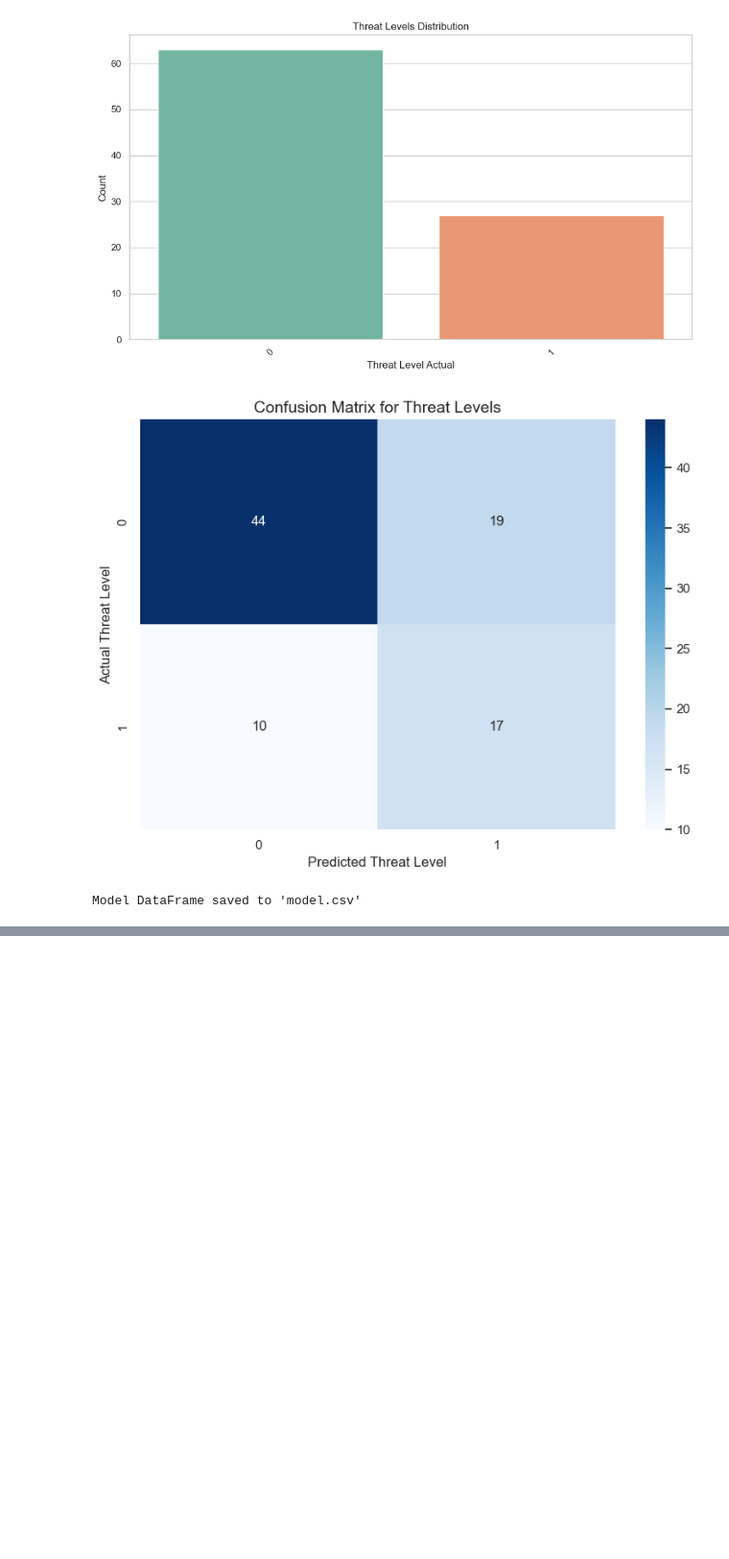
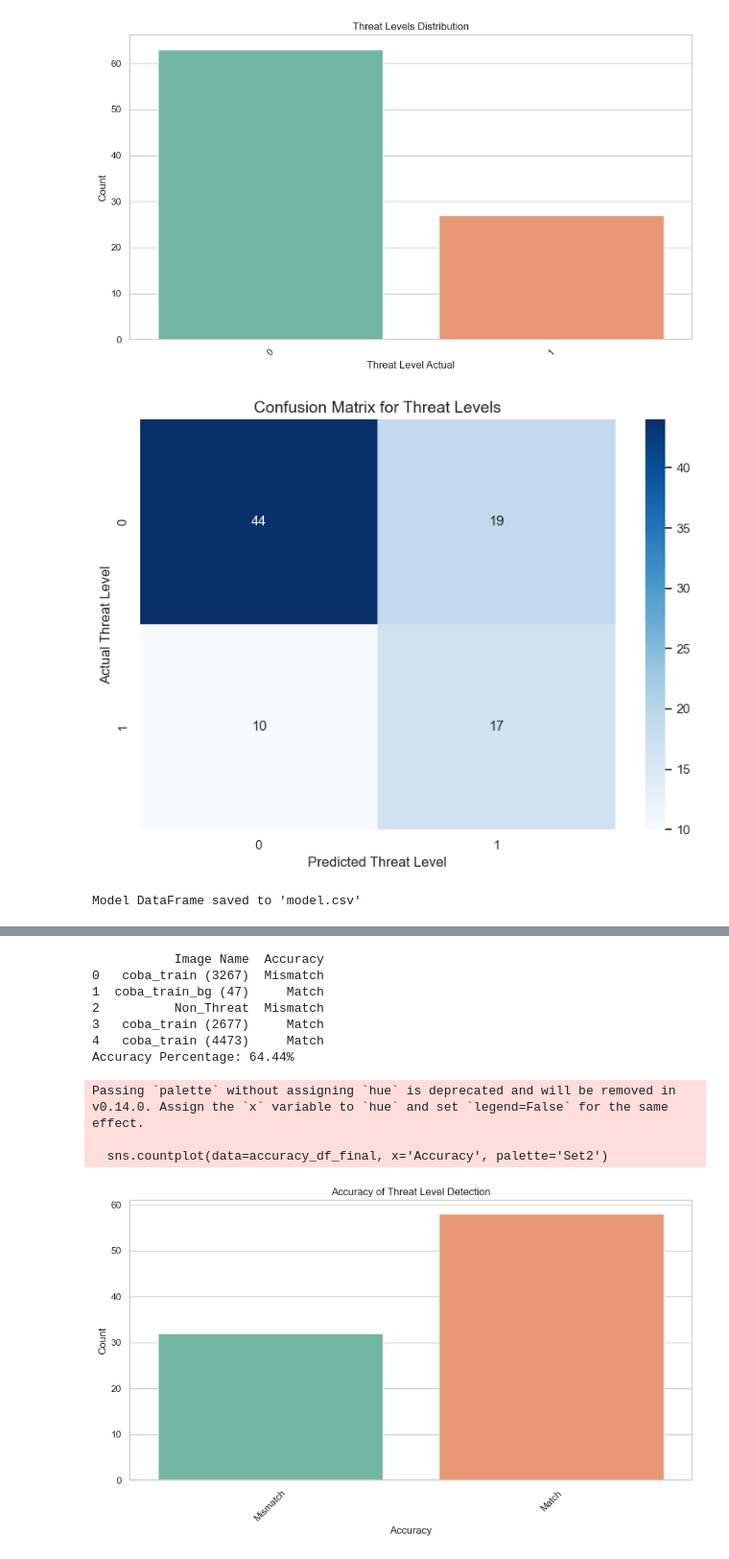
Before and after one commit to ArmouredstrikeCRK/Threat_Analyzer_Autogen_Multiagent, a Jupyter notebook: Experiments_notebook.ipynb, the cells around one changed output, grey strips where cells are left out. Shown at 96% size. Saved outputs shown, nothing was run; the diff lists cells and outputs as text; code cells hidden in the pictures; blank space fills up the shorter version.

```diff
--- a/Experiments_notebook.ipynb
+++ b/Experiments_notebook.ipynb
@@ -488,0 +513,12 @@ Model DataFrame saved to 'model.csv'
+# %%
+df_temp = non_agent_df.copy()
+# Drop the file extension from the image names
+df_temp['Image Name'] = df_temp['Image Name'].str.replace('.jpg', '', regex=False)
+#Lets drop the unwanted columns
+print(df_temp.columns)
+df_temp.drop(columns=['Description', 'Objects', 'Reasoning'], inplace=True)
+print(df_temp.head())
+# Now lets drop the unwanted text from column threat class
+df_temp['Threat Class'] = df_temp['Threat Class'].str.extract(r'(\d+)').astype(int)
+print(df_temp.head())
+print(df_temp.__len__)
@@ -488,0 +543,7 @@ Model DataFrame saved to 'model.csv'
+# %%
+#Now lets compare the two data frames
+# Merge the two DataFrames on the 'Image Name' column
+merged_df_final = pd.merge(df_temp, df2, on='Image Name', how='inner')
+# Display the merged DataFrame
+print(merged_df_final.head())
+print(merged_df_final.__len__)
@@ -488,0 +571,44 @@ Model DataFrame saved to 'model.csv'
+# %%
+# Now lets check the acuracy of the model by comparing the threat levels
+# Initialize a list to store the accuracy results
+accuracy_results_final = []
+# Compare the threat levels
+for index, row in merged_df_final.iterrows():
+    image_name = row['Image Name']
+    threat_level = row['Threat Class']
+    threat_level_model = row['threat_level_model']
+
+    # Check if the threat levels match
+    if threat_level == threat_level_model:
+        accuracy_results_final.append({"Image Name": image_name, "Accuracy": "Match"})
+    else:
+        accuracy_results_final.append({"Image Name": image_name, "Accuracy": "Mismatch"})
+# lets calculate the accuracy percentage
+accuracy_df_final = pd.DataFrame(accuracy_results_final)
+# Display the accuracy DataFrame
+print(accuracy_df_final.head())
+# Calculate the accuracy percentage
+accuracy_percentage_final = (accuracy_df_final['Accuracy'].value_counts(normalize=True) * 100).get('Match', 0)
+# Display the accuracy percentage
+print(f"Accuracy Percentage: {accuracy_percentage_final:.2f}%")
+# Lets plot the accuracy results
+plt.figure(figsize=(10, 6))
+sns.countplot(data=accuracy_df_final, x='Accuracy', palette='Set2')
+plt.title('Accuracy of Threat Level Detection')
+plt.xlabel('Accuracy')
+plt.ylabel('Count')
+plt.xticks(rotation=45)
+plt.tight_layout()
+plt.show()
+# %% [output]
+           Image Name  Accuracy
+0   coba_train (3267)  Mismatch
+1  coba_train_bg (47)     Match
+2          Non_Threat  Mismatch
+3   coba_train (2677)     Match
+4   coba_train (4473)     Match
+Accuracy Percentage: 64.44%
+Passing `palette` without assigning `hue` is deprecated and will be removed in v0.14.0. Assign the `x` variable to `hue` and set `legend=False` for the same effect.
+
+  sns.countplot(data=accuracy_df_final, x='Accuracy', palette='Set2')
+[figure, added]
```
Also changed, not shown: parts of 6 cells of this notebook, 26 other files.
